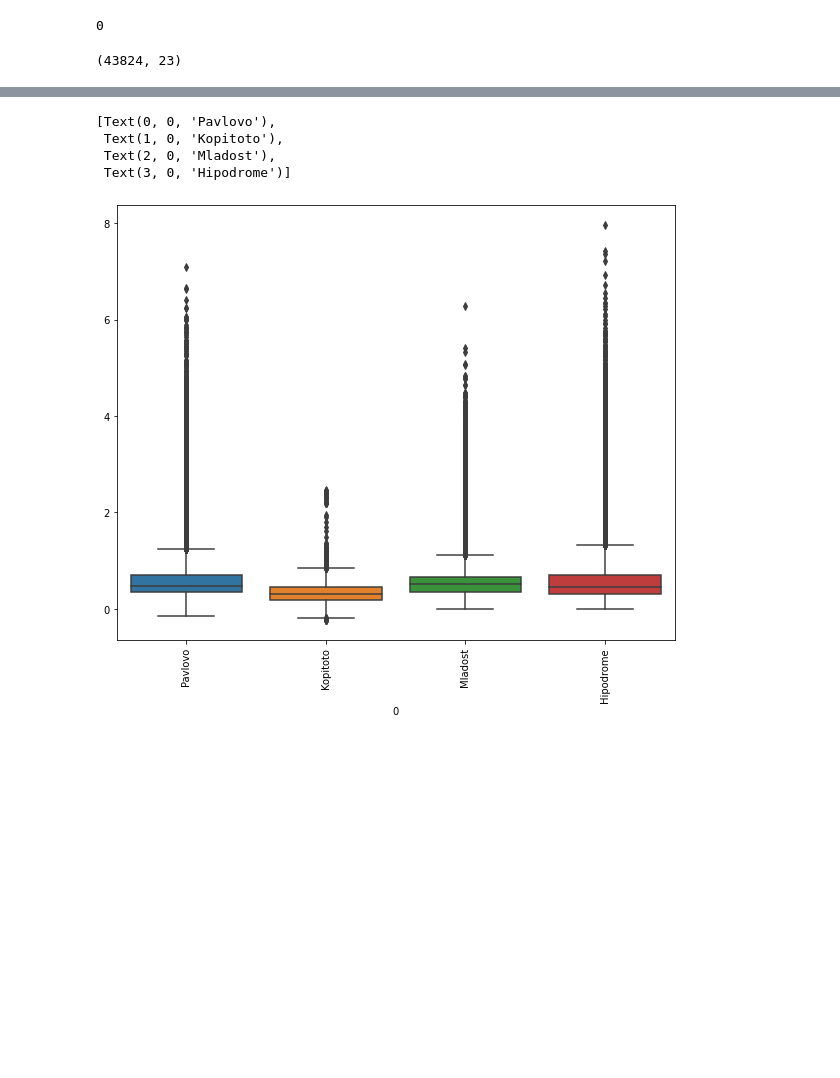
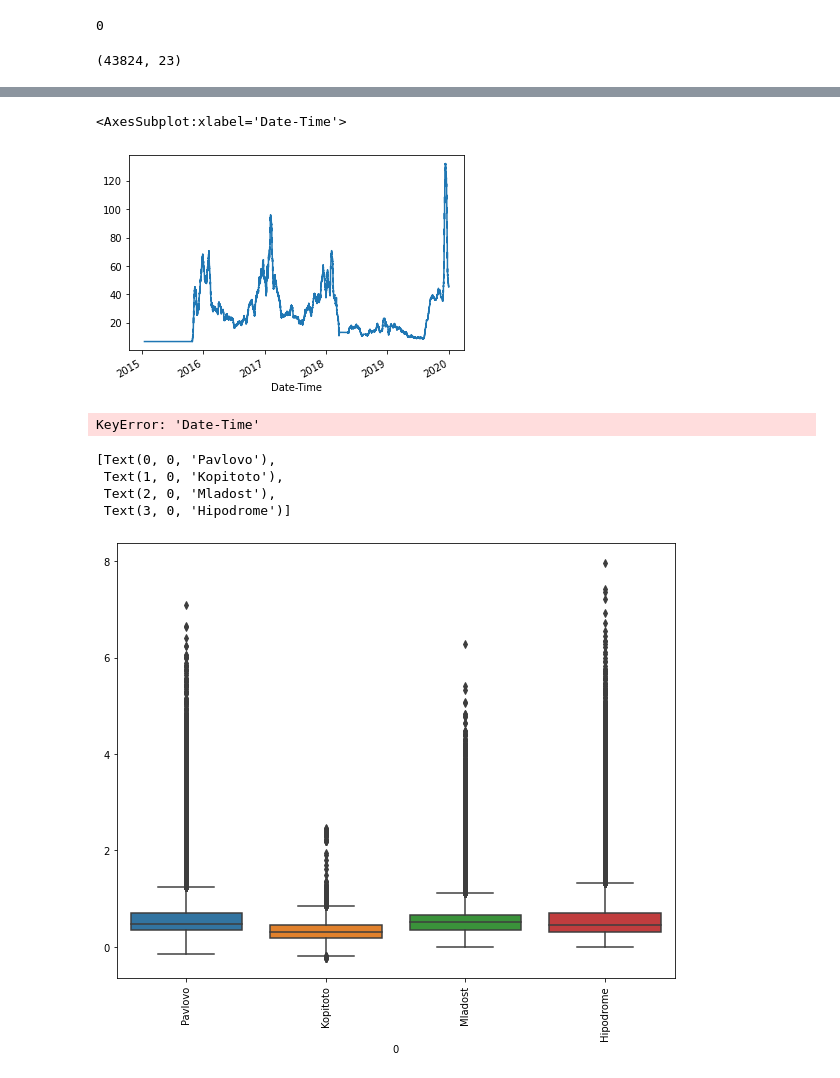
Before and after one commit to TsvetoslavVasev/BIgDataCourseProject, a Jupyter notebook: SofiaAirQuality.ipynb, the cells around one changed output, grey strips where cells are left out. Saved outputs shown, nothing was run; the diff lists cells and outputs as text; code cells hidden in the pictures; blank space fills up the shorter version.

```diff
--- a/SofiaAirQuality.ipynb
+++ b/SofiaAirQuality.ipynb
@@ -391,0 +403,5 @@ air_quality_df.to_csv('./datasets/clean-air-quality.csv', index = False)
+# %%
+date_indexed_air_quality['Mladost-NO2'].rolling(365).mean().plot()
+# %% [output]
+<AxesSubplot:xlabel='Date-Time'>
+[figure, added]
@@ -392,3 +411,7 @@ air_quality_df.to_csv('./datasets/clean-air-quality.csv', index = False)
+# %%
+air_quality_df['Date-Time'].head()
+# %% [output]
+KeyError: 'Date-Time'
 # %%
 # Cleanup DONE
 #TODO: Process data
```
Also changed, not shown: parts of 5 cells of this notebook.
